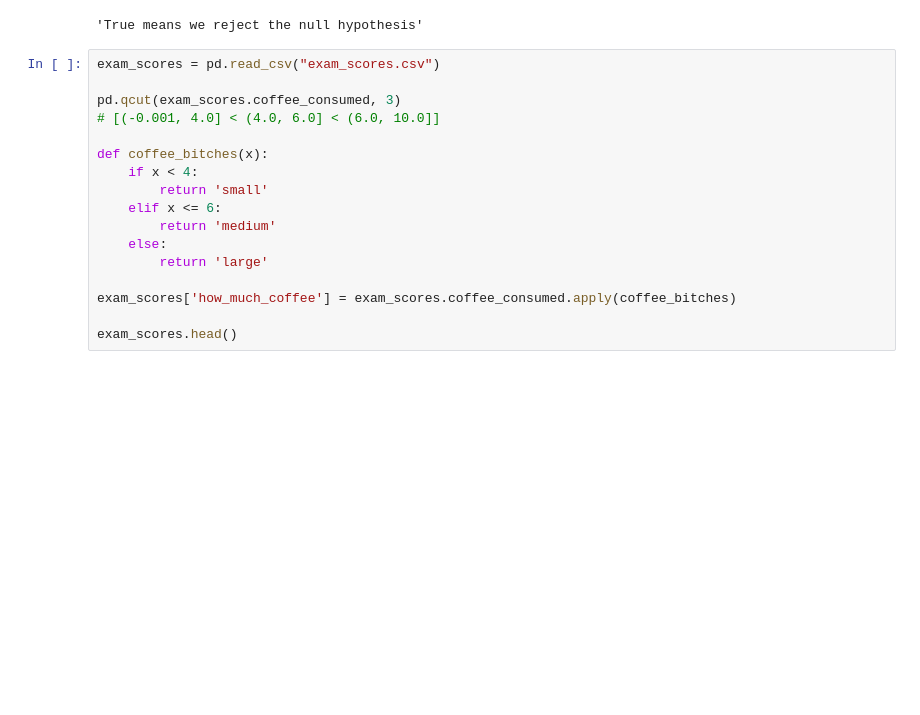
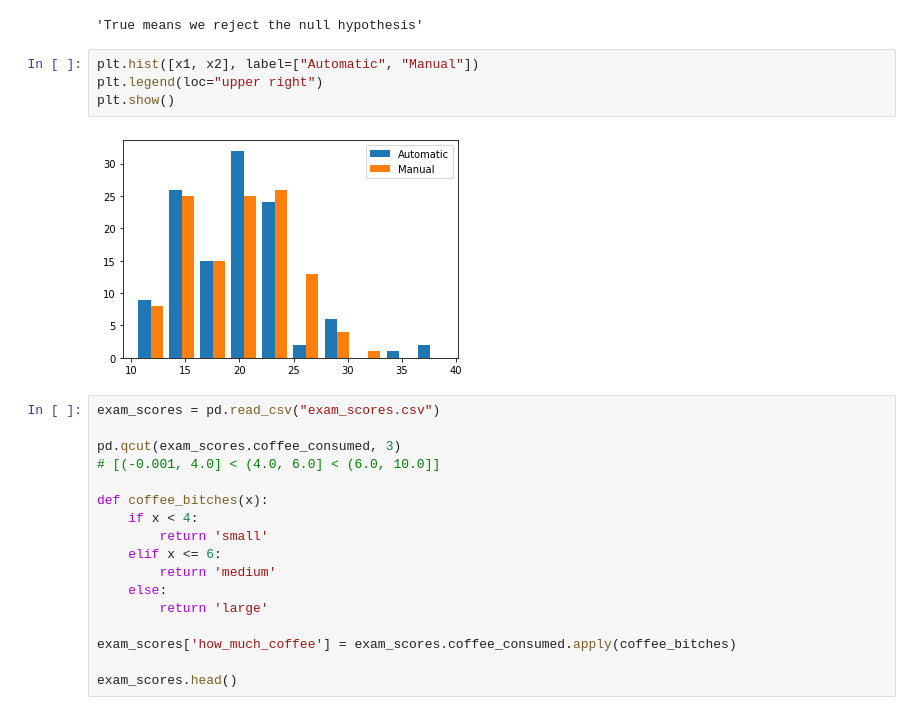
Before and after one commit to noahmelngailis/statistics-exercises, a Jupyter notebook: hypothesis_testing.ipynb, the cells around one changed output. Cells and saved outputs as stored; diff of their text form; blank space fills up the shorter version.

```diff
--- a/hypothesis_testing.ipynb
+++ b/hypothesis_testing.ipynb
@@ -200,6 +211,12 @@ t, p3
 f'{p3 < alpha} means we reject the null hypothesis'
 # %% [output]
 'True means we reject the null hypothesis'
+# %%
+plt.hist([x1, x2], label=["Automatic", "Manual"])
+plt.legend(loc="upper right")
+plt.show()
+# %% [output]
+[figure, added]
 # %%
 exam_scores = pd.read_csv("exam_scores.csv")
 
```
Also changed, not shown: parts of 32 cells of this notebook, 3 other files.
